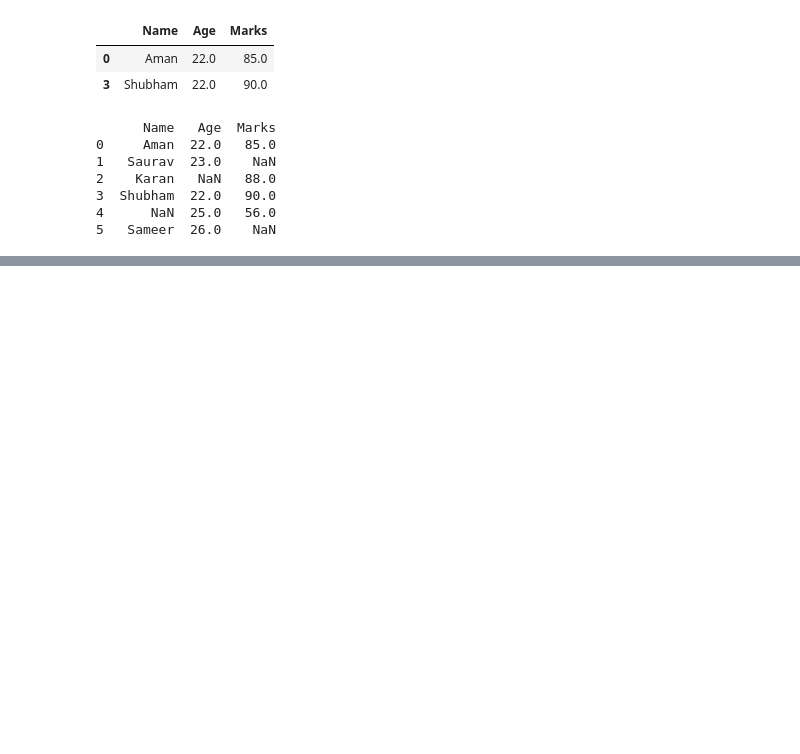
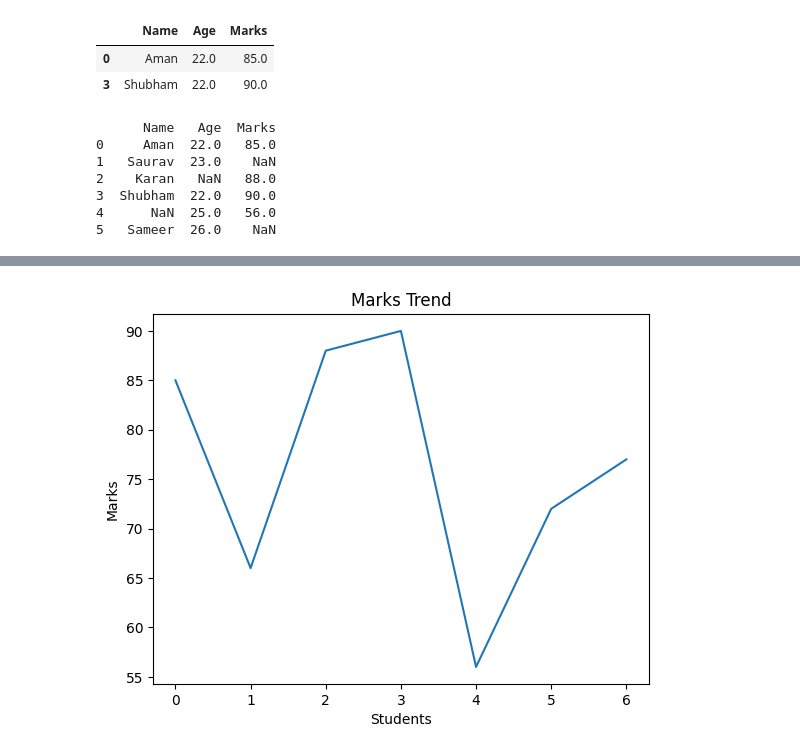
Before and after one commit to Dipanshu0809/FOUNDATION-OF-ML, a Jupyter notebook: IntroToPandas.ipynb, the cells around one changed output, grey strips where cells are left out. Cells and saved outputs as stored; diff of their text form; code cells hidden in the pictures; blank space fills up the shorter version.

```diff
--- a/IntroToPandas.ipynb
+++ b/IntroToPandas.ipynb
@@ -261,0 +327,10 @@ print(df)
+# %%
+df= pd.DataFrame({
+    "Name": ["Aman", "Saurav", "Karan", "Shubham","RIYA"," kunal", "Sameer"],
+    "Age": [22,23,24, 22, 25, 26,27],
+    "Marks": [85, 66, 88,90, 56,72, 77],
+    "Gender":["MALE",'MALE','MALE',"MALE","FEMALE","MALE","MALE"],
+    "Subject":["MATHS","PHYSICS","MATHS","CHEMISTRY","MATHS","PHYSICS","CHEMISTRY"]
+})
+
+print(df)
@@ -261,0 +346,8 @@ print(df)
+# %%
+plt.plot(df["Marks"])
+plt.title("Marks Trend")
+plt.xlabel("Students")
+plt.ylabel("Marks")
+plt.show()
+# %% [output]
+[figure, added]
```
Also changed, not shown: parts of 15 cells of this notebook, 4 other files.
